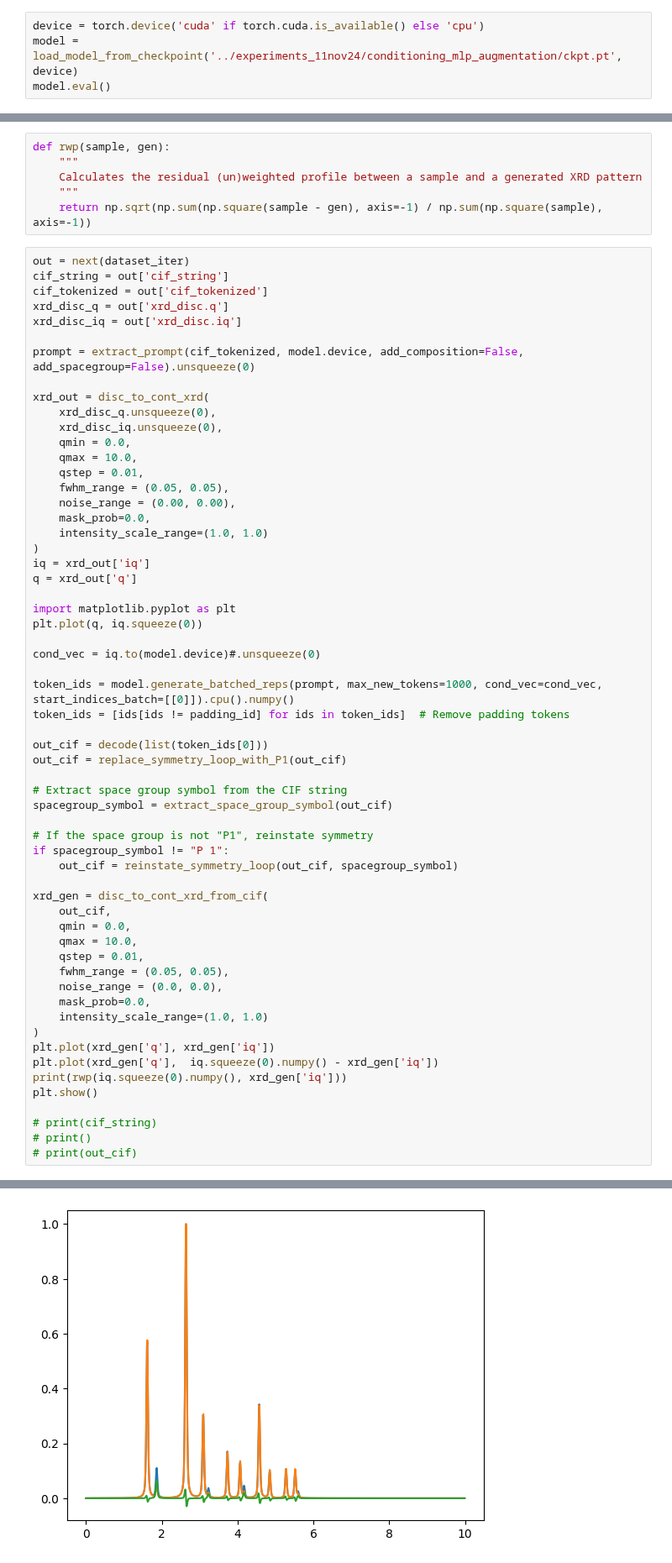
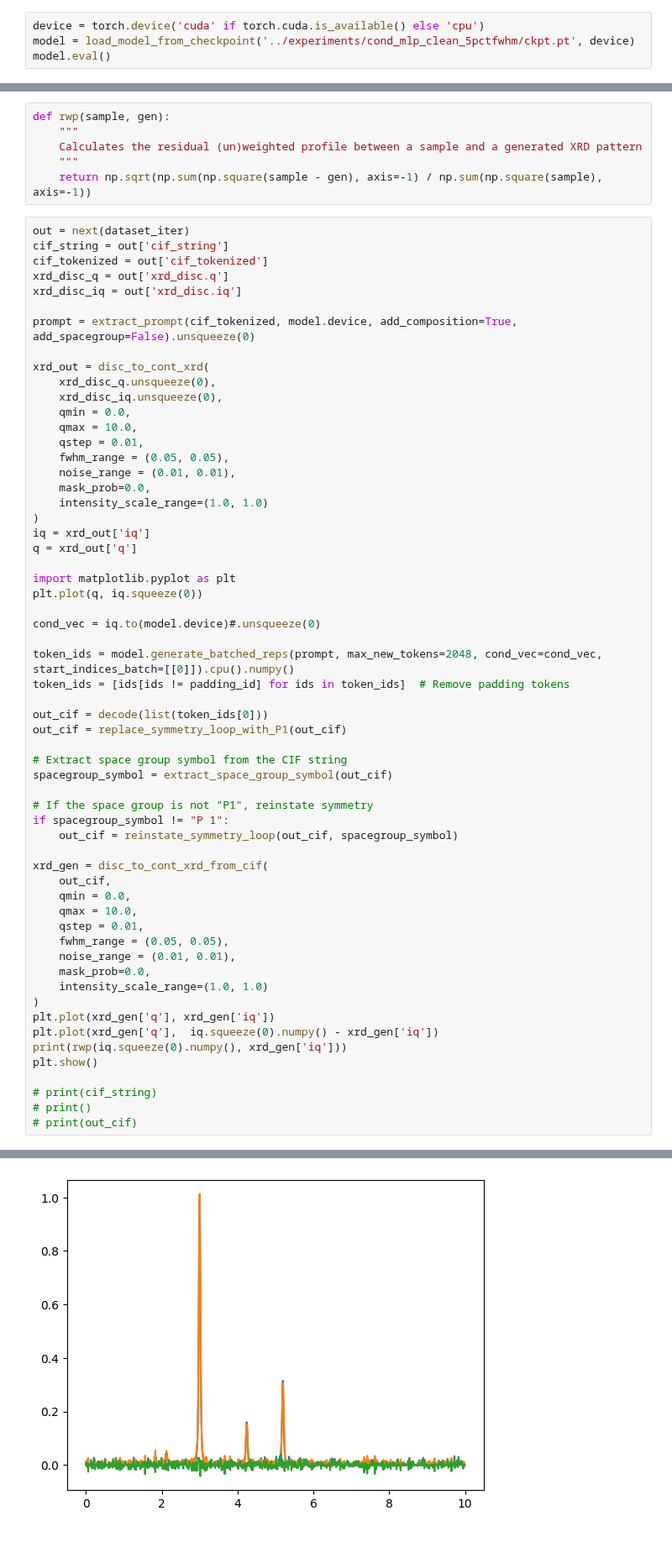
Before and after one commit to zhaohan-alan/decifier, a Jupyter notebook: notebooks/ad_hoc_cif_gen.ipynb, the cells around one changed output, grey strips where cells are left out. Shown at 84% size. Cells and saved outputs as stored; diff of their text form.

```diff
--- a/notebooks/ad_hoc_cif_gen.ipynb
+++ b/notebooks/ad_hoc_cif_gen.ipynb
@@ -22,7 +22,7 @@ padding_id = Tokenizer().padding_id
 dataset_iter = iter(dataset)
 # %%
 device = torch.device('cuda' if torch.cuda.is_available() else 'cpu')
-model = load_model_from_checkpoint('../experiments_11nov24/conditioning_mlp_augmentation/ckpt.pt', device)
+model = load_model_from_checkpoint('../experiments/cond_mlp_clean_5pctfwhm/ckpt.pt', device)
 model.eval()
 # %% [output]
 number of total parameters: 26.14M
@@ -56,7 +56,7 @@ cif_tokenized = out['cif_tokenized']
 xrd_disc_q = out['xrd_disc.q']
 xrd_disc_iq = out['xrd_disc.iq']
 
-prompt = extract_prompt(cif_tokenized, model.device, add_composition=False, add_spacegroup=False).unsqueeze(0)
+prompt = extract_prompt(cif_tokenized, model.device, add_composition=True, add_spacegroup=False).unsqueeze(0)
 
 xrd_out = disc_to_cont_xrd(
     xrd_disc_q.unsqueeze(0),
@@ -65,7 +65,7 @@ xrd_out = disc_to_cont_xrd(
     qmax = 10.0,
     qstep = 0.01,
     fwhm_range = (0.05, 0.05),
-    noise_range = (0.00, 0.00),
+    noise_range = (0.01, 0.01),
     mask_prob=0.0,
     intensity_scale_range=(1.0, 1.0)
 )
@@ -77,7 +77,7 @@ plt.plot(q, iq.squeeze(0))
 
 cond_vec = iq.to(model.device)#.unsqueeze(0)
 
-token_ids = model.generate_batched_reps(prompt, max_new_tokens=1000, cond_vec=cond_vec, start_indices_batch=[[0]]).cpu().numpy()
+token_ids = model.generate_batched_reps(prompt, max_new_tokens=2048, cond_vec=cond_vec, start_indices_batch=[[0]]).cpu().numpy()
 token_ids = [ids[ids != padding_id] for ids in token_ids]  # Remove padding tokens
 
 out_cif = decode(list(token_ids[0]))
@@ -96,7 +96,7 @@ xrd_gen = disc_to_cont_xrd_from_cif(
     qmax = 10.0,
     qstep = 0.01,
     fwhm_range = (0.05, 0.05),
-    noise_range = (0.0, 0.0),
+    noise_range = (0.01, 0.01),
     mask_prob=0.0,
     intensity_scale_range=(1.0, 1.0)
 )
@@ -113 +113 @@ plt.show()
-[figure, old version]
+[figure, new version]
```
Also changed, not shown: parts of 1 cell of this notebook, 1 other file.
